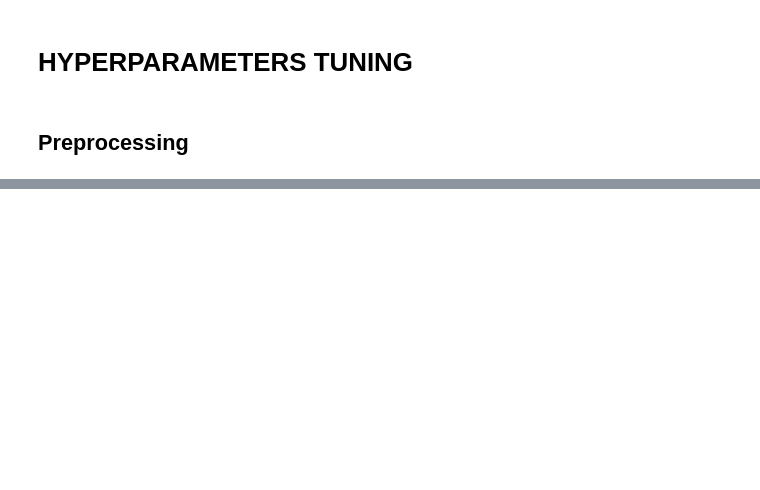
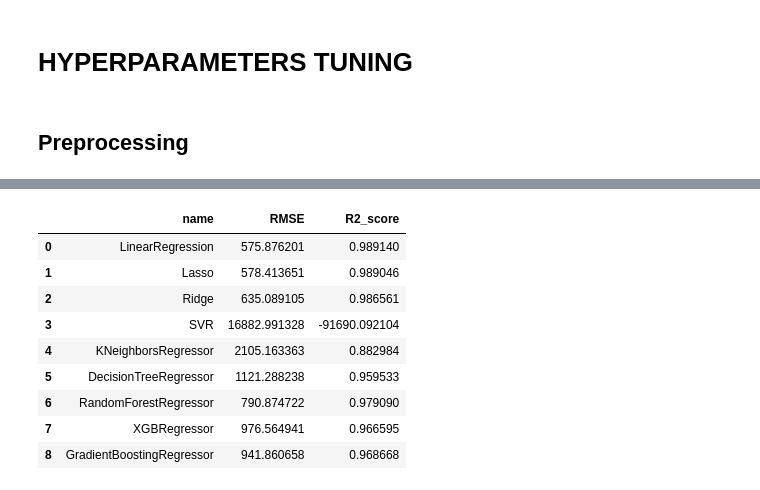
Before and after one commit to TheKryptonium/Bitcoin-price-prediction, a Jupyter notebook: Bitcoin_price_predictor.ipynb, the cells around one changed output, grey strips where cells are left out. Saved outputs shown, nothing was run; the diff lists cells and outputs as text; code cells hidden in the pictures; blank space fills up the shorter version.

```diff
--- a/Bitcoin_price_predictor.ipynb
+++ b/Bitcoin_price_predictor.ipynb
@@ -261,0 +348,13 @@ X_train, X_test = scaler.transform(X_train), scaler.transform(X_test)
+# %%
+scaler_perfs
+# %% [output]
+|  | name | RMSE | R2_score |
+| 0 | LinearRegression | 575.876201 | 0.989140 |
+| 1 | Lasso | 578.413651 | 0.989046 |
+| 2 | Ridge | 635.089105 | 0.986561 |
+| 3 | SVR | 16882.991328 | -91690.092104 |
+| 4 | KNeighborsRegressor | 2105.163363 | 0.882984 |
+| 5 | DecisionTreeRegressor | 1121.288238 | 0.959533 |
+| 6 | RandomForestRegressor | 790.874722 | 0.979090 |
+| 7 | XGBRegressor | 976.564941 | 0.966595 |
+| 8 | GradientBoostingRegressor | 941.860658 | 0.968668 |
```
Also changed, not shown: parts of 21 cells of this notebook.
